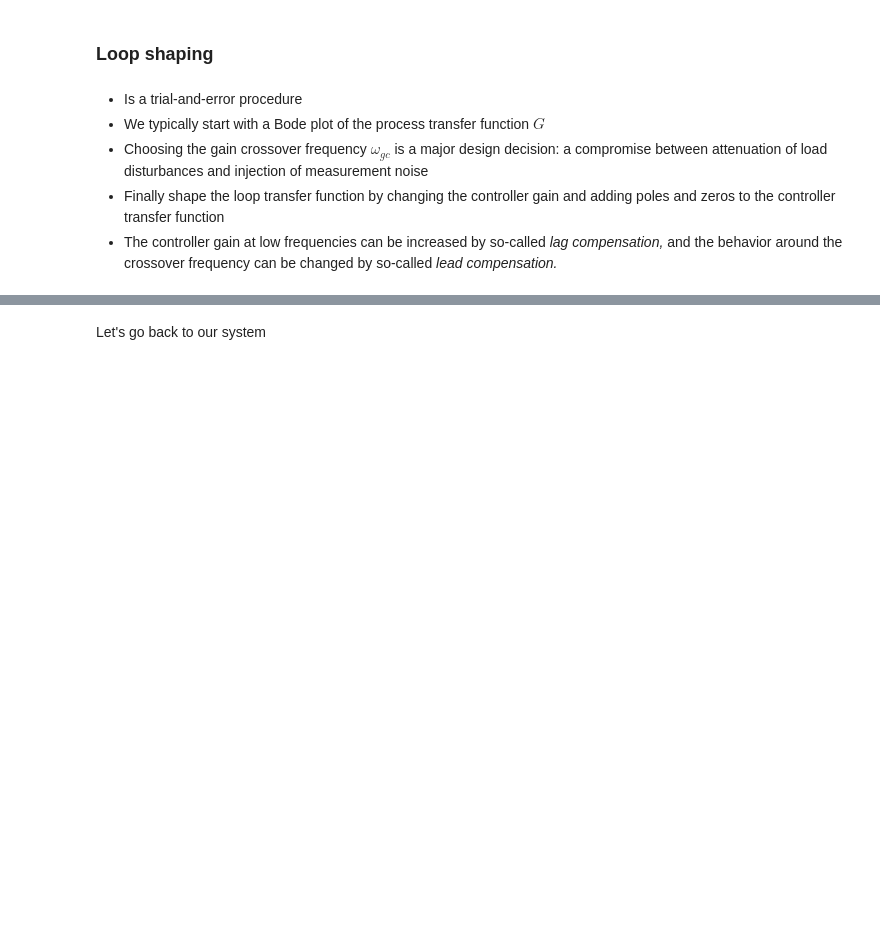
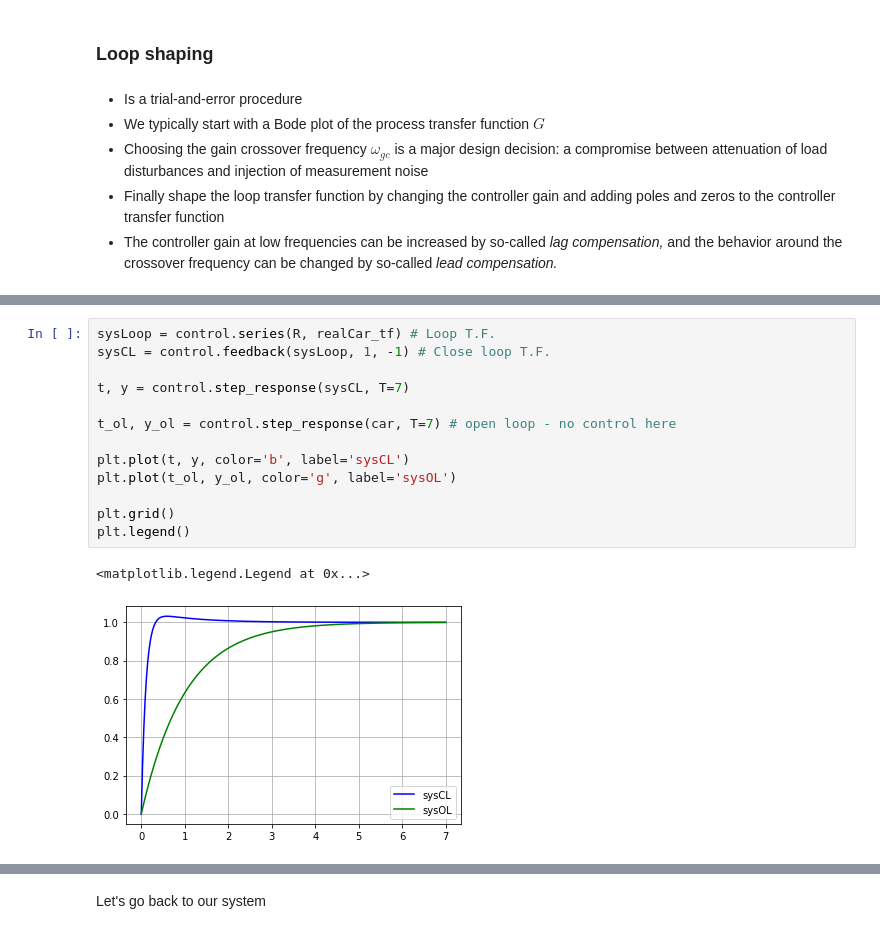
Before and after one commit to andreamunafo/classical_control_theory, a Jupyter notebook: 13_Loop-shaping.ipynb, the cells around one changed output, grey strips where cells are left out. Cells and saved outputs as stored; diff of their text form; blank space fills up the shorter version.

```diff
--- a/13_Loop-shaping.ipynb
+++ b/13_Loop-shaping.ipynb
@@ -91,0 +307,16 @@ Let's first discuss a suitable shape for the loop transfer function that gives g
+# %%
+sysLoop = control.series(R, realCar_tf) # Loop T.F.
+sysCL = control.feedback(sysLoop, 1, -1) # Close loop T.F.
+
+t, y = control.step_response(sysCL, T=7)
+
+t_ol, y_ol = control.step_response(car, T=7) # open loop - no control here
+
+plt.plot(t, y, color='b', label='sysCL')
+plt.plot(t_ol, y_ol, color='g', label='sysOL')
+
+plt.grid()
+plt.legend()
+# %% [output]
+<matplotlib.legend.Legend at 0x...>
+[figure, added]
```
Also changed, not shown: parts of 46 cells of this notebook, 2 other files.
